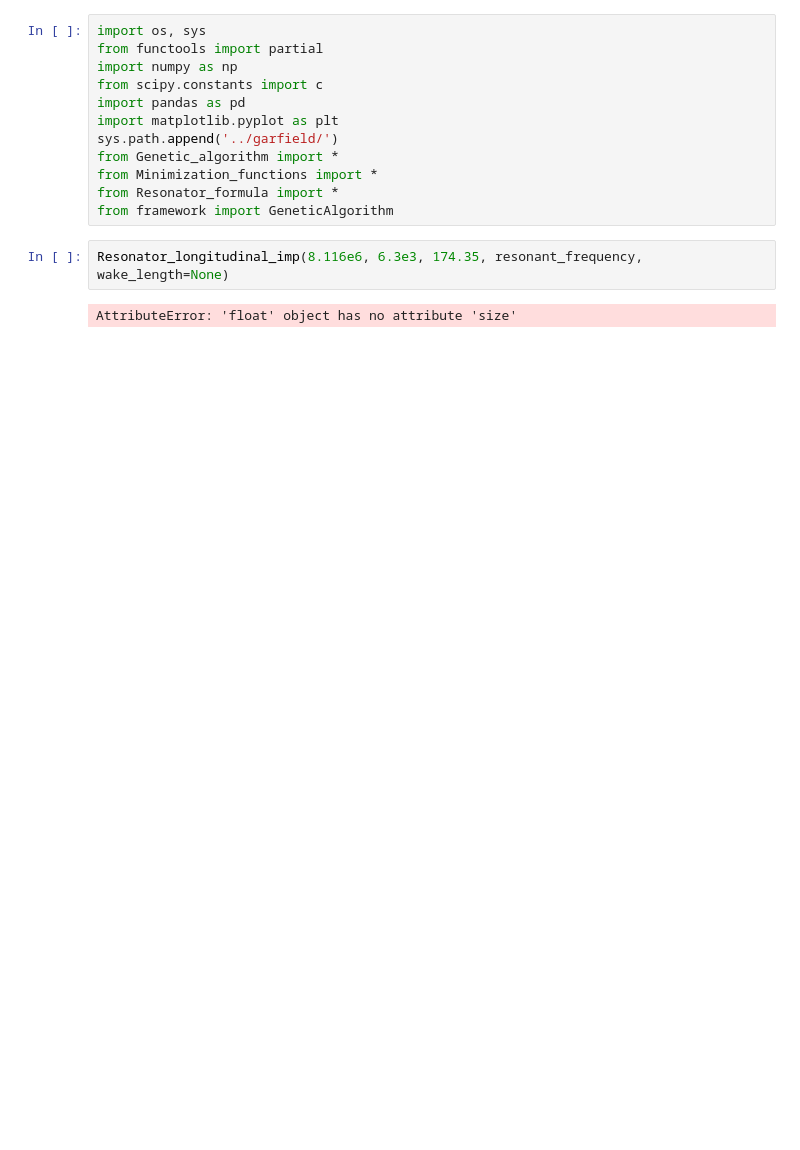
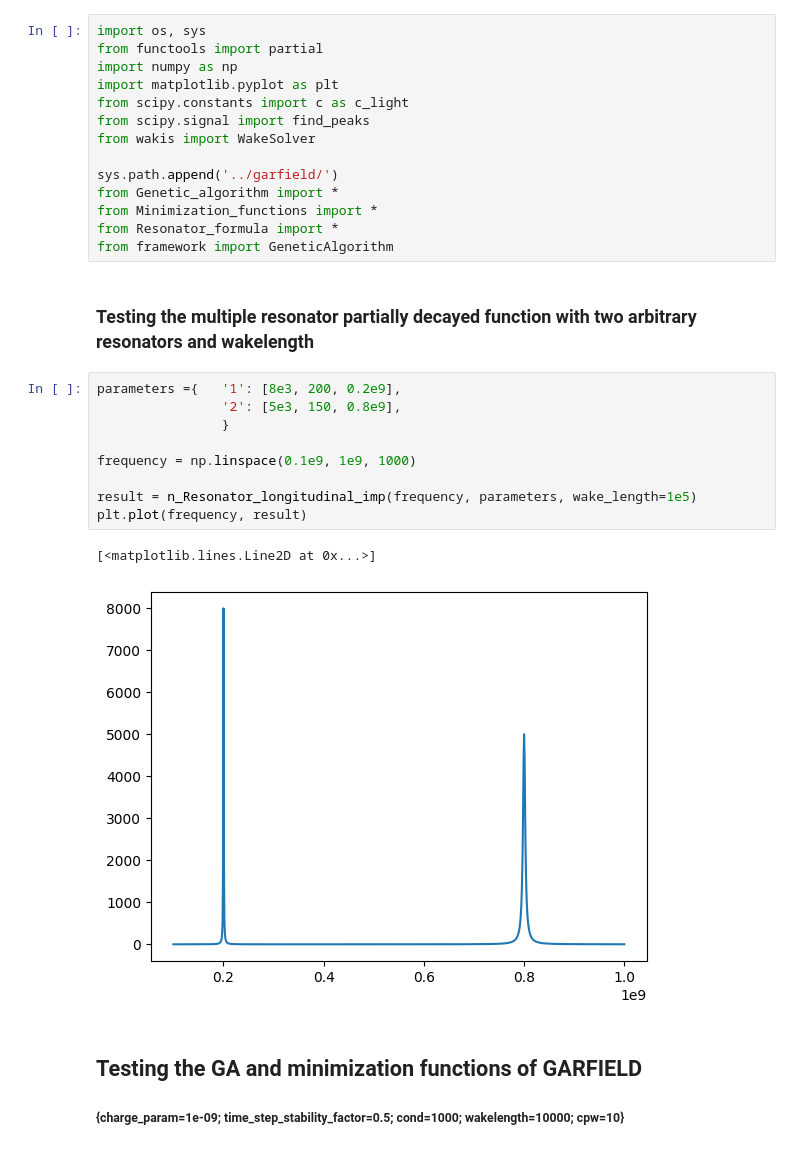
Before and after one commit to MaltheRaschke/GARFIELD, a Jupyter notebook: examples/example_functionality_testing.ipynb, the cells around one changed output. Saved outputs shown, nothing was run; the diff lists cells and outputs as text; blank space fills up the shorter version.

Commit message:
Testing extrapolation for different partially decayed wakes for different conductivites

```diff
--- a/examples/example_functionality_testing.ipynb
+++ b/examples/example_functionality_testing.ipynb
@@ -2,15 +2,31 @@
 import os, sys
 from functools import partial
 import numpy as np
-from scipy.constants import c
-import pandas as pd
 import matplotlib.pyplot as plt
+from scipy.constants import c as c_light
+from scipy.signal import find_peaks
+from wakis import WakeSolver
+
 sys.path.append('../garfield/')
 from Genetic_algorithm import *
 from Minimization_functions import *
 from Resonator_formula import *
 from framework import GeneticAlgorithm
-# %%
-Resonator_longitudinal_imp(8.116e6, 6.3e3, 174.35, resonant_frequency, wake_length=None)
-# %% [output]
-AttributeError: 'float' object has no attribute 'size'
+# %% [markdown]
+### Testing the multiple resonator partially decayed function with two arbitrary resonators and wakelength
+# %%
+parameters ={   '1': [8e3, 200, 0.2e9],
+                '2': [5e3, 150, 0.8e9],
+                }
+
+frequency = np.linspace(0.1e9, 1e9, 1000)
+
+result = n_Resonator_longitudinal_imp(frequency, parameters, wake_length=1e5)
+plt.plot(frequency, result)
+# %% [output]
+[<matplotlib.lines.Line2D at 0x...>]
+[figure, added]
+# %% [markdown]
+## Testing the GA and minimization functions of GARFIELD
+
+##### {charge_param=1e-09; time_step_stability_factor=0.5; cond=1000; wakelength=10000; cpw=10}
```
Also changed, not shown: parts of 48 cells of this notebook, 4 other files.
